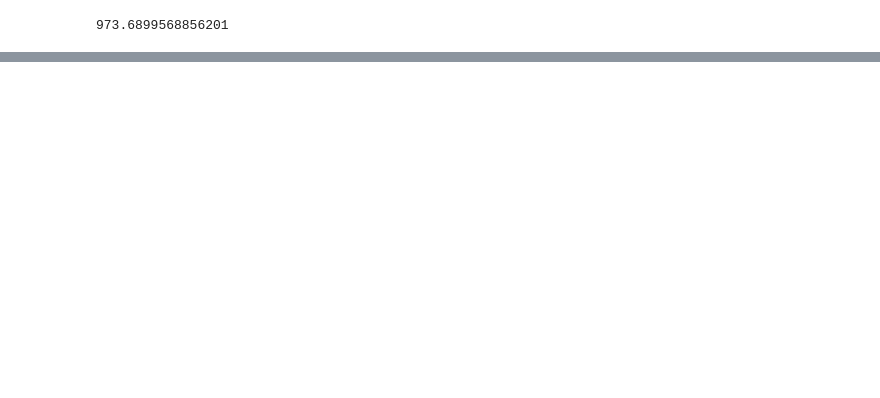
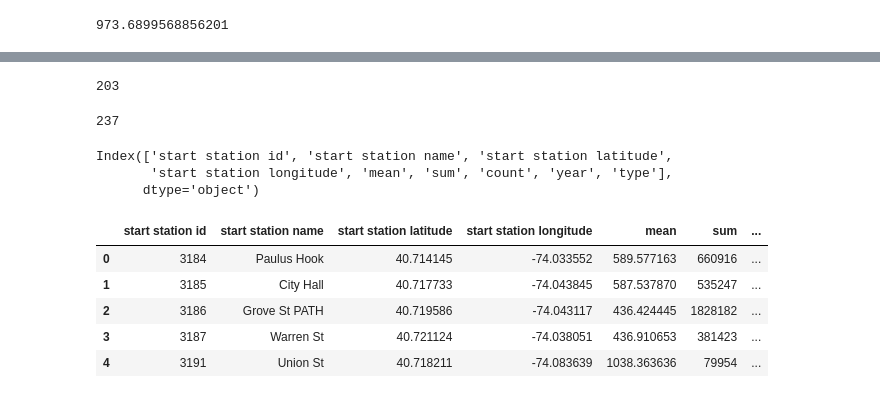
Before and after one commit to phenderson96/tableau-challenge, a Jupyter notebook: cleaning_data.ipynb, the cells around one changed output, grey strips where cells are left out. Cells and saved outputs as stored; diff of their text form; code cells hidden in the pictures; blank space fills up the shorter version.

```diff
--- a/cleaning_data.ipynb
+++ b/cleaning_data.ipynb
@@ -59,0 +194,48 @@ df_2020_cust = df_2020.loc[df_2020["usertype"]=="Customer"]
+# %%
+#Set the columns for year and type for each DF
+group_2019_subs_start["year"]=2019
+group_2019_subs_start["type"]="subs"
+group_2019_cust_start["year"]=2019
+group_2019_cust_start["type"]="cust"
+group_2020_subs_start["year"]=2020
+group_2020_subs_start["type"]="subs"
+group_2020_cust_start["year"]=2020
+group_2020_cust_start["type"]="cust"
+group_2019_subs_end["year"]=2019
+group_2019_subs_end["type"]="subs"
+group_2019_cust_end["year"]=2019
+group_2019_cust_end["type"]="cust"
+group_2020_subs_end["year"]=2020
+group_2020_subs_end["type"]="subs"
+group_2020_cust_end["year"]=2020
+group_2020_cust_end["type"]="cust"
+# %%
+#combine into new annual DFs
+start_df = group_2019_subs_start.append(group_2020_subs_start).append(group_2019_cust_start).append(group_2020_cust_start)
+len(start_df)
+# %% [output]
+203
+# %%
+#combine into new annual DFs
+end_df = group_2019_subs_end.append(group_2020_subs_end).append(group_2019_cust_end).append(group_2020_cust_end)
+len(end_df)
+# %% [output]
+237
+# %%
+start_df.columns
+# %% [output]
+Index(['start station id', 'start station name', 'start station latitude',
+       'start station longitude', 'mean', 'sum', 'count', 'year', 'type'],
+      dtype='object')
+# %%
+start_df.columns = start_df.columns.get_level_values(0)
+end_df.columns = end_df.columns.get_level_values(0)
+# %%
+start_df.head()
+# %% [output]
+|  | start station id | start station name | start station latitude | start station longitude | mean | sum | ... |
+| 0 | 3184 | Paulus Hook | 40.714145 | -74.033552 | 589.577163 | 660916 | ... |
+| 1 | 3185 | City Hall | 40.717733 | -74.043845 | 587.537870 | 535247 | ... |
+| 2 | 3186 | Grove St PATH | 40.719586 | -74.043117 | 436.424445 | 1828182 | ... |
+| 3 | 3187 | Warren St | 40.721124 | -74.038051 | 436.910653 | 381423 | ... |
+| 4 | 3191 | Union St | 40.718211 | -74.083639 | 1038.363636 | 79954 | ... |
```
Also changed, not shown: parts of 18 cells of this notebook, 3 other files.
